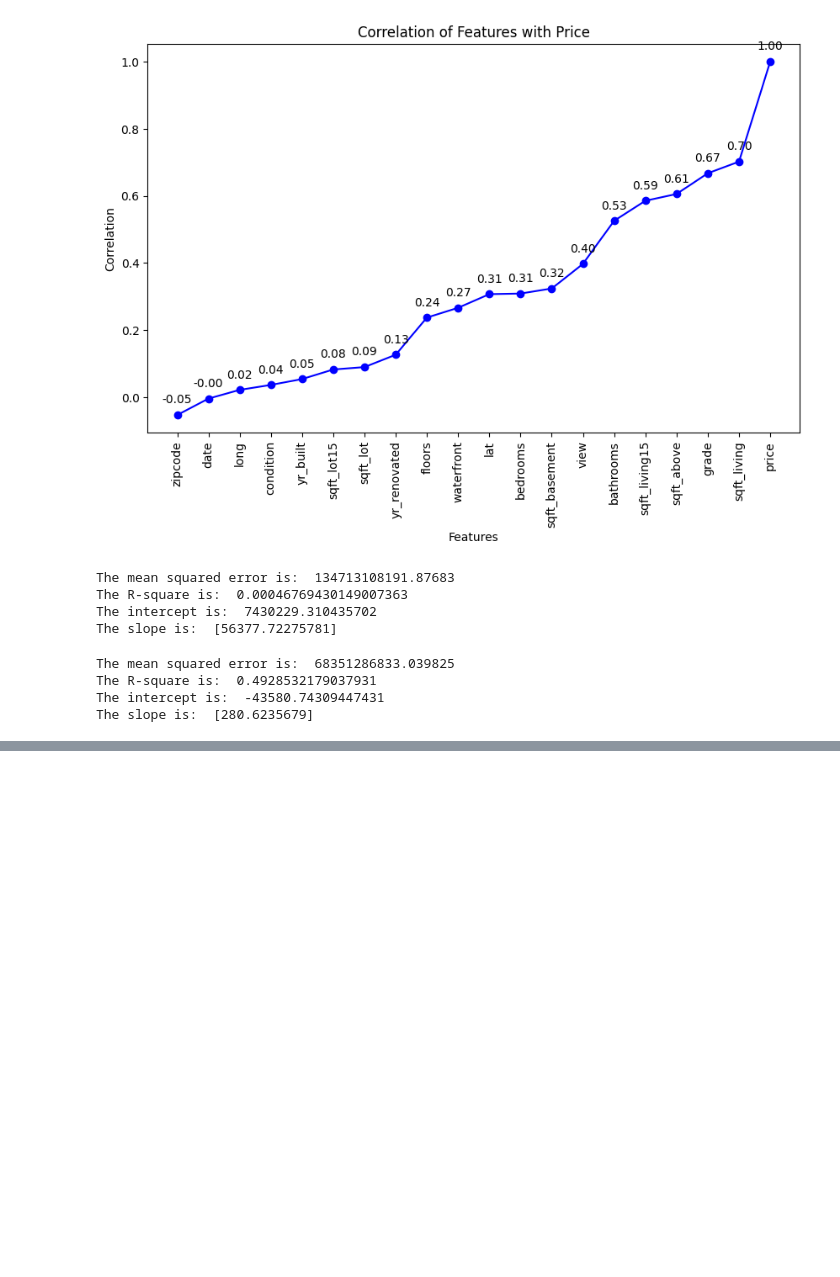
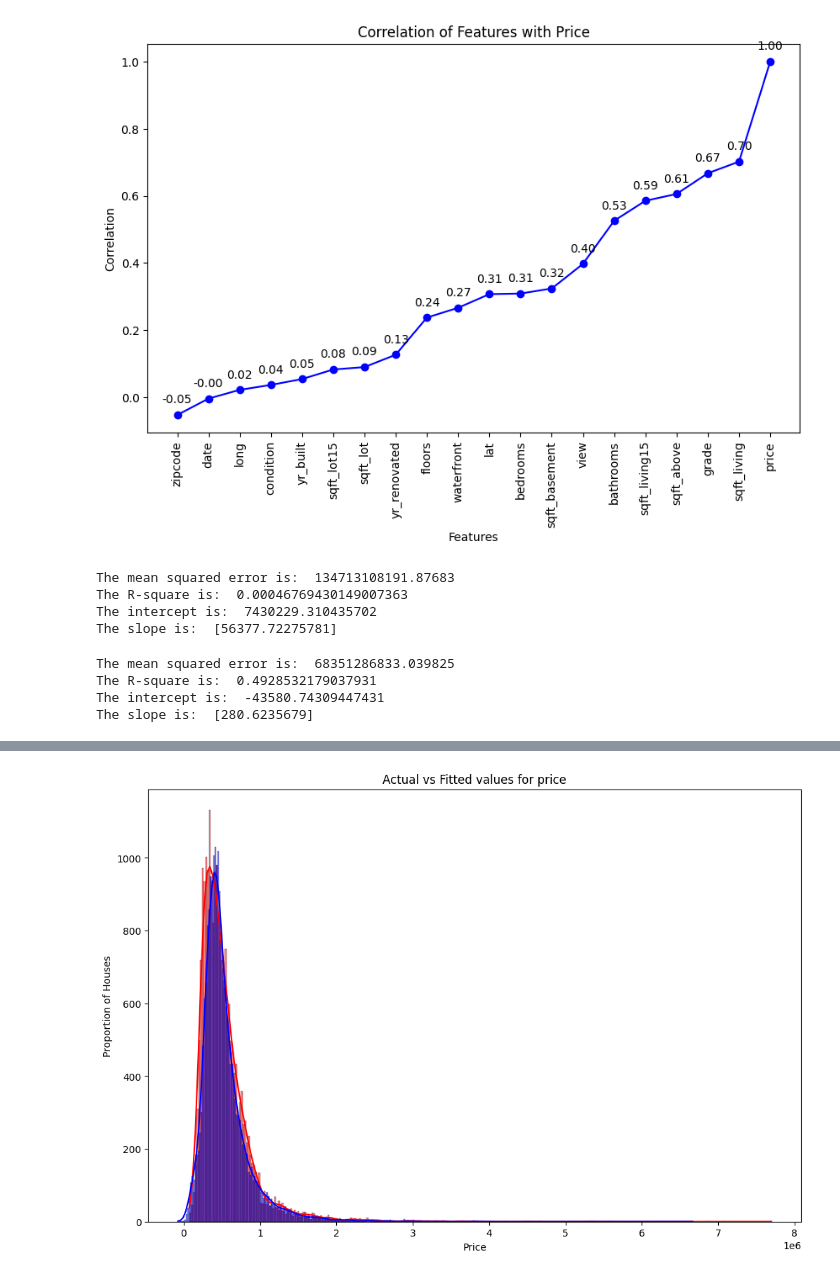
Before and after one commit to GirmaSis/house-price-prediction, a Jupyter notebook: house_price_notebook.ipynb, the cells around one changed output, grey strips where cells are left out. Saved outputs shown, nothing was run; the diff lists cells and outputs as text; code cells hidden in the pictures; blank space fills up the shorter version.

Commit message:
model evaluation

```diff
--- a/house_price_notebook.ipynb
+++ b/house_price_notebook.ipynb
@@ -311 +358,19 @@ The slope is:  [280.6235679]
+# %%
+# Pipeline
+Input=[('scale',StandardScaler()),('polynomial', PolynomialFeatures(include_bias=False)),('model',LinearRegression())]
+pipe=Pipeline(Input)
+pipe.fit(X,Y)
+pipe.score(X,Y)
+
+# Prediction using the pipeline
+ypipe=pipe.predict(X)
+plt.figure(figsize=(12, 8))
+ax1 = sns.histplot(df['price'], kde=True, color='r', label='Actual Value')
+sns.histplot(ypipe, kde=True, color='b', label='Fitted Values', ax=ax1)
+plt.title('Actual vs Fitted values for price')
+plt.xlabel('Price')
+plt.ylabel('Proportion of Houses')
+plt.show()
+# %% [output]
+[figure, added]
 # %%
```
Also changed, not shown: parts of 5 cells of this notebook.
